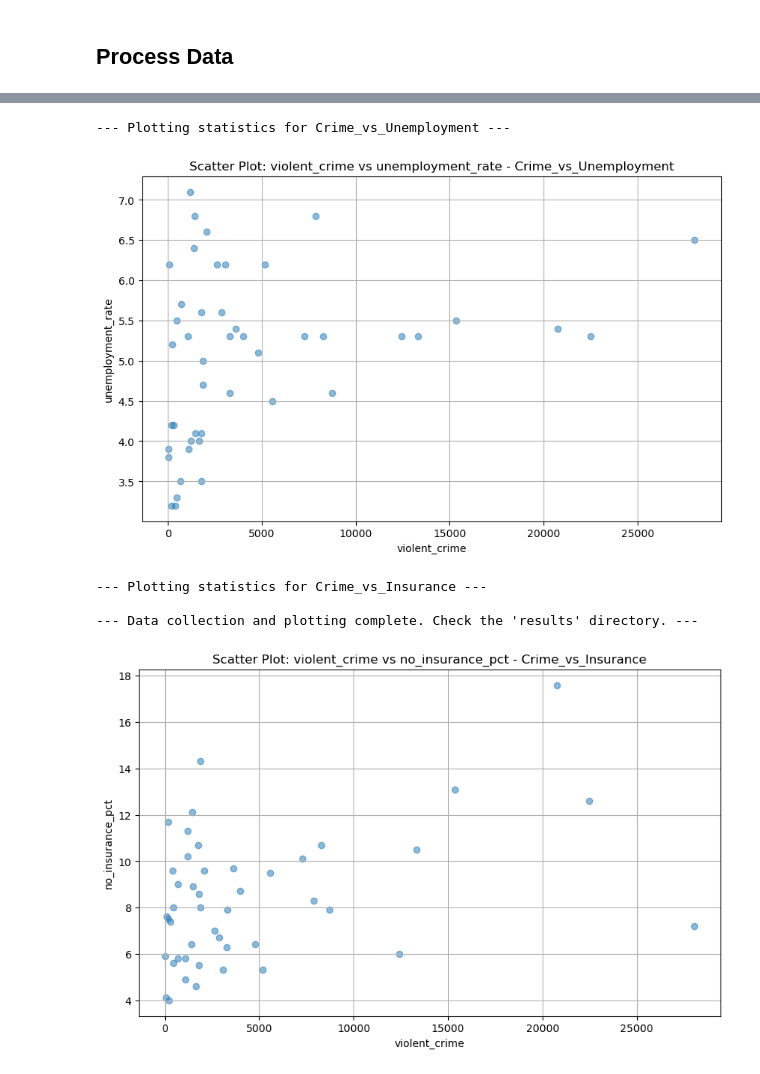
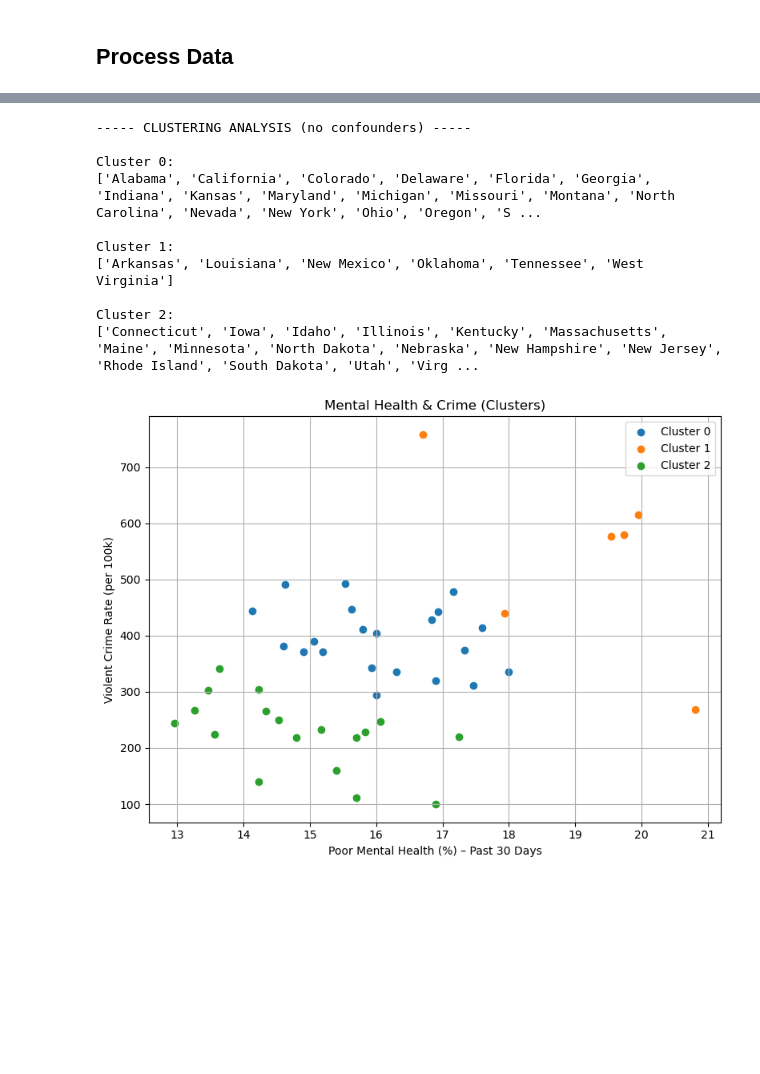
Before and after one commit to lrli1/dsci510_spring2026_final_project, a Jupyter notebook: src/results.ipynb, the cells around one changed output, grey strips where cells are left out. Saved outputs shown, nothing was run; the diff lists cells and outputs as text; code cells hidden in the pictures; blank space fills up the shorter version.

```diff
--- a/src/results.ipynb
+++ b/src/results.ipynb
@@ -110,14 +78,15 @@ plot_statistics(merged[['violent_crime', 'poverty_rate']], 'Crime_vs_Poverty', r
-# %%
-plot_statistics(merged[['violent_crime', 'unemployment_rate']], 'Crime_vs_Unemployment', result_dir=RESULTS_DIR, notebook_plot=True)
-# %% [output]
---- Plotting statistics for Crime_vs_Unemployment ---
-[figure, removed]
-# %%
-plot_statistics(merged[['violent_crime', 'no_insurance_pct']], 'Crime_vs_Insurance', result_dir=RESULTS_DIR, notebook_plot=True)
-
-print("\n--- Data collection and plotting complete. Check the 'results' directory. ---")
-# %% [output]
---- Plotting statistics for Crime_vs_Insurance ---
-
---- Data collection and plotting complete. Check the 'results' directory. ---
-[figure, removed]
+# %%
+print("----- CLUSTERING ANALYSIS (no confounders) ----- ")
+run_clustering(merged,RESULTS_DIR, notebook_plot=True)
+# %% [output]
+----- CLUSTERING ANALYSIS (no confounders) -----
+
+Cluster 0:
+['Alabama', 'California', 'Colorado', 'Delaware', 'Florida', 'Georgia', 'Indiana', 'Kansas', 'Maryland', 'Michigan', 'Missouri', 'Montana', 'North Carolina', 'Nevada', 'New York', 'Ohio', 'Oregon', 'S ...
+
+Cluster 1:
+['Arkansas', 'Louisiana', 'New Mexico', 'Oklahoma', 'Tennessee', 'West Virginia']
+
+Cluster 2:
+['Connecticut', 'Iowa', 'Idaho', 'Illinois', 'Kentucky', 'Massachusetts', 'Maine', 'Minnesota', 'North Dakota', 'Nebraska', 'New Hampshire', 'New Jersey', 'Rhode Island', 'South Dakota', 'Utah', 'Virg ...
+[figure, added]
```
Also changed, not shown: parts of 20 cells of this notebook, 6 other files.
